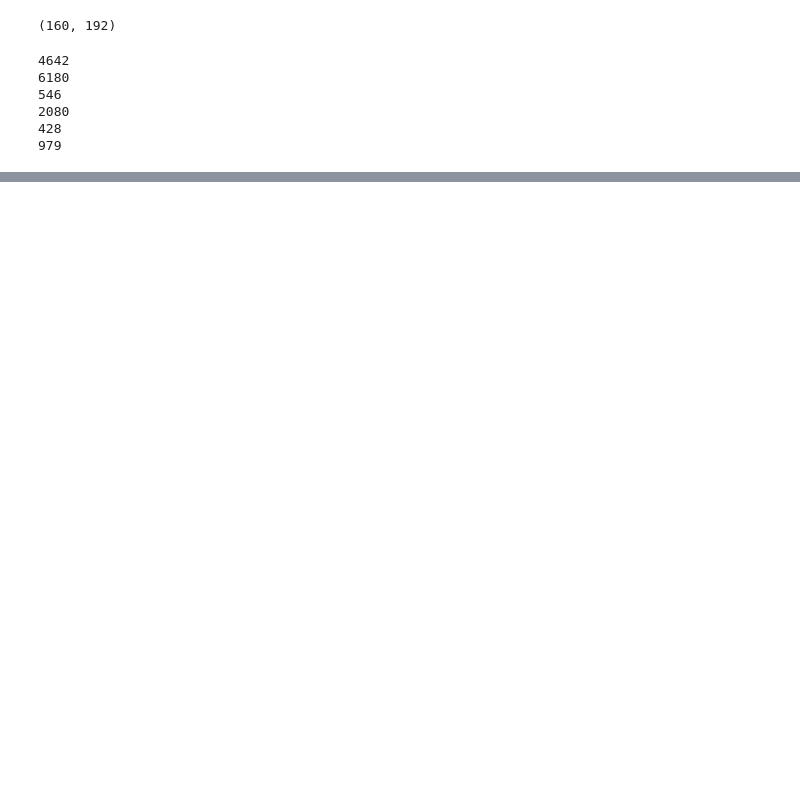
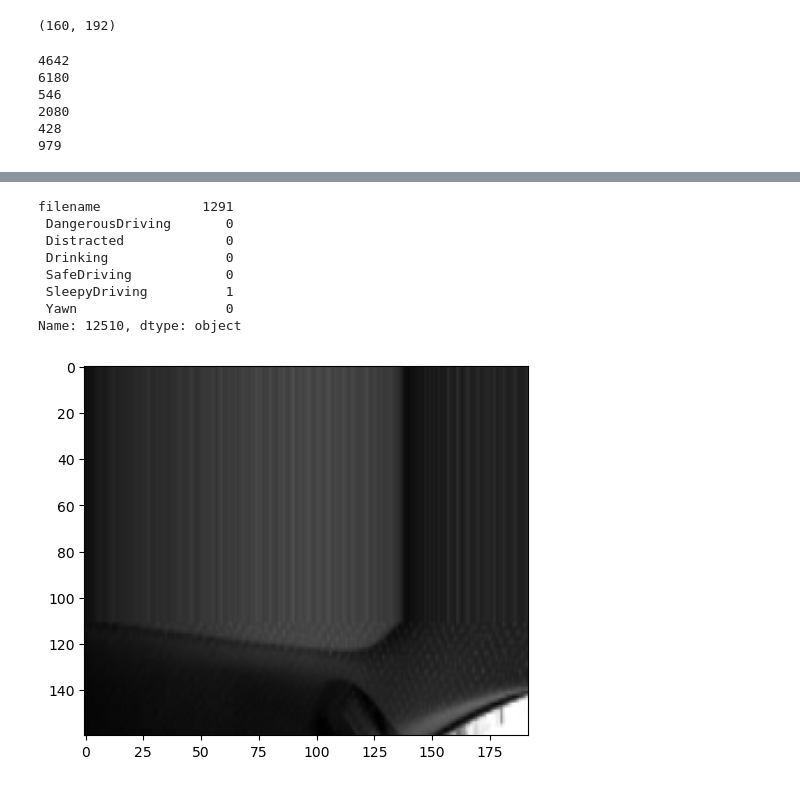
Before and after one commit to lennartvoelz/driver_inattention_detection, a Jupyter notebook: scripts/preproc.ipynb, the cells around one changed output, grey strips where cells are left out. Drawn from its saved outputs; the diff is of its cells as text; code cells hidden in the pictures; blank space fills up the shorter version.

```diff
--- a/scripts/preproc.ipynb
+++ b/scripts/preproc.ipynb
@@ -303,9 +293,16 @@ Error:
 # %%
 #augmented_fullim_1 = np.concatenate((X, dangerous_augmented[:1538], distracted_augmented[:4100], drinking_augmented[:5752], sleepy_augmented[:5201], yawn_augmented[:5634]), axis=0)
-augmented_fullim_2 = np.concatenate((X[:3000], distracted_augmented[:920]), axis=0)
-augmented_fullim_2 = np.concatenate((augmented_fullim_2, drinking_augmented[:2572]), axis=0)
+augmented_fullim_2 = X
+augmented_fullim_2 = np.append(augmented_fullim_2, distracted_augmented[:920], axis=0)
+augmented_fullim_2 = np.append(augmented_fullim_2, drinking_augmented[:2572], axis=0)
+augmented_fullim_2 = np.append(augmented_fullim_2, sleepy_augmented[:2021], axis=0)
+augmented_fullim_2 = np.append(augmented_fullim_2, yawn_augmented[:2454], axis=0)
+
+# augmented_fullim_2 = np.concatenate((X[:3000], distracted_augmented[:920]), axis=0)
+# augmented_fullim_2 = np.concatenate((augmented_fullim_2, drinking_augmented[:2572]), axis=0)
 # augmented_fullim_2 = np.concatenate((augmented_fullim_2, sleepy_augmented[:2021]), axis=0)
 # augmented_fullim_2 = np.concatenate((augmented_fullim_2, yawn_augmented[:2454]), axis=0)
 # %%
-augmented_fullim_2 = np.concatenate((augmented_fullim_2, sleepy_augmented[:2021]), axis=0)
-augmented_fullim_2 = np.concatenate((augmented_fullim_2, yawn_augmented[:2454]), axis=0)
+# augmented_fullim_2 = np.concatenate((augmented_fullim_2, sleepy_augmented[:2021]), axis=0)
+# augmented_fullim_2 = np.concatenate((augmented_fullim_2, yawn_augmented[:2454]), axis=0)
+print(len(augmented_fullim_2))
@@ -320,9 +319,11 @@ augmented_fullim_2 = np.concatenate((augmented_fullim_2, yawn_augmented[:2454]),
 # ], ignore_index=True)
 
 labels_fullim_2 = pd.concat([
-    all_data_merged[:3000],  # Original data labels
+    all_data_merged,  # Original data labels
     distracted_data_augmented[:920],
     drinking_data_augmented[:2572],
     sleepy_data_augmented[:2021],
     yawn_data_augmented[:2454]
 ], ignore_index=True)
+
+print(len(labels_fullim_2), len(augmented_fullim_2))
@@ -341,3 +401,17 @@ labels_fullim_2_shuffled = labels_fullim_2.iloc[permutation2].reset_index(drop=T
+# %%
+rand = random.randint(0, len(augmented_fullim_2_shuffled))
+plt.imshow(augmented_fullim_2_shuffled[rand], cmap='gray')
+labels_fullim_2_shuffled.iloc[rand]
+# %% [output]
+filename             1291
+ DangerousDriving       0
+ Distracted             0
+ Drinking               0
+ SafeDriving            0
+ SleepyDriving          1
+ Yawn                   0
+Name: 12510, dtype: object
+[figure, added]
 # %%
 augmented_fullim_2_shuffled = augmented_fullim_2_shuffled.tolist()
 data_aug_v2 = os.path.join('../data/', 'data_aug_v2.json')
```
Also changed, not shown: parts of 16 cells of this notebook, 1 other file.
